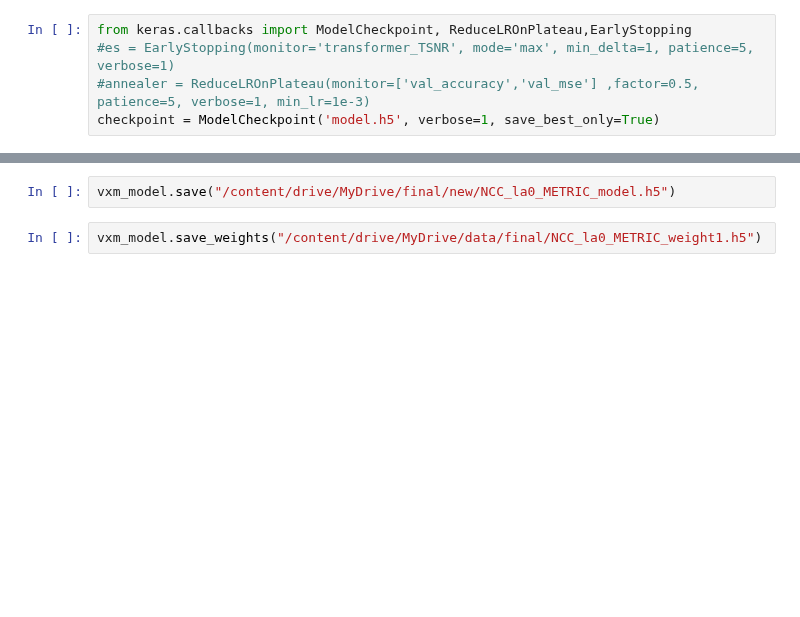
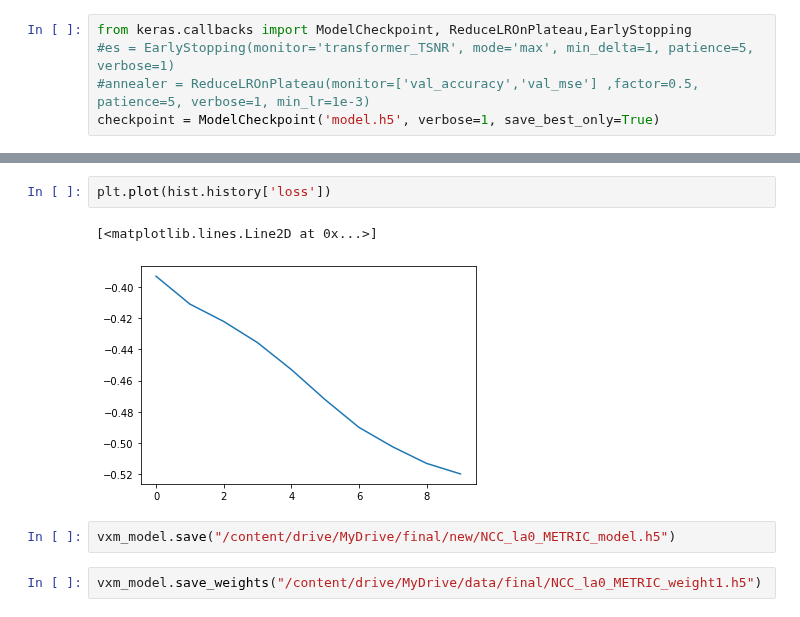
Before and after one commit to mahdimplus/DeepRetroMoco, a Jupyter notebook: Network/train_with validation data.ipynb, the cells around one changed output, grey strips where cells are left out. Cells and saved outputs as stored; diff of their text form; blank space fills up the shorter version.

```diff
--- a/Network/train_with validation data.ipynb
+++ b/Network/train_with validation data.ipynb
@@ -424,3 +385,8 @@ Epoch 1/10
+# %%
+plt.plot(hist.history['loss'])
+# %% [output]
+[<matplotlib.lines.Line2D at 0x...>]
+[figure, added]
 # %%
 vxm_model.save("/content/drive/MyDrive/final/new/NCC_la0_METRIC_model.h5")
 # %%
```
Also changed, not shown: parts of 15 cells of this notebook.
